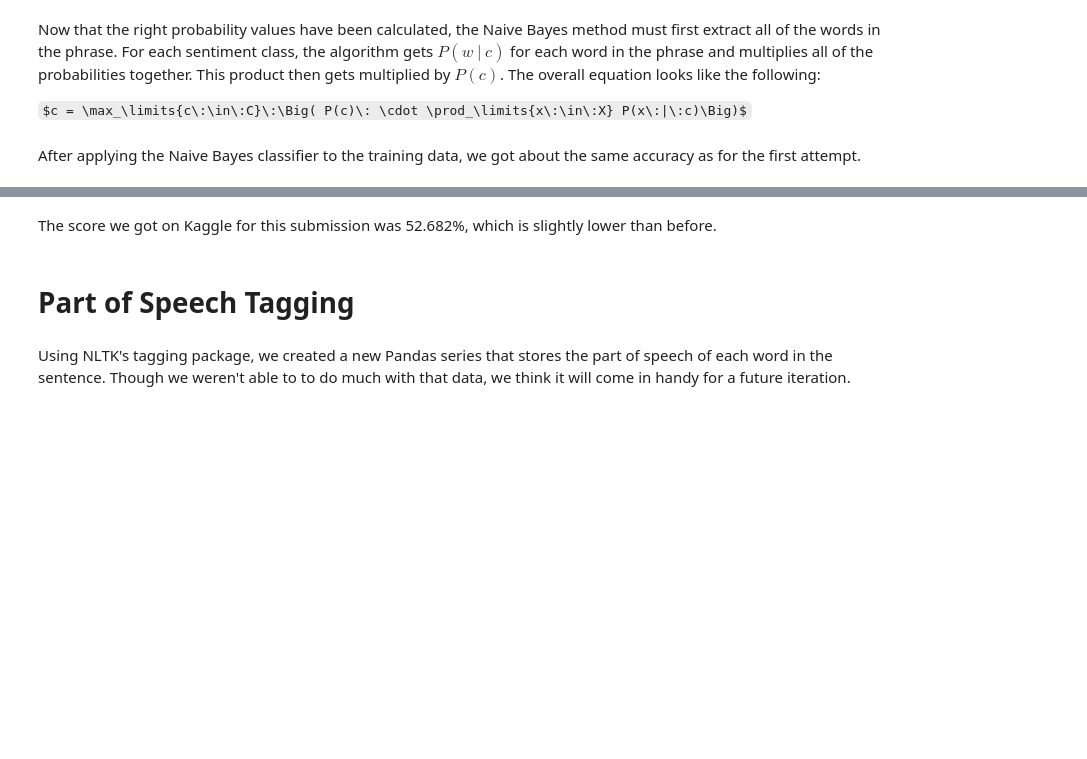
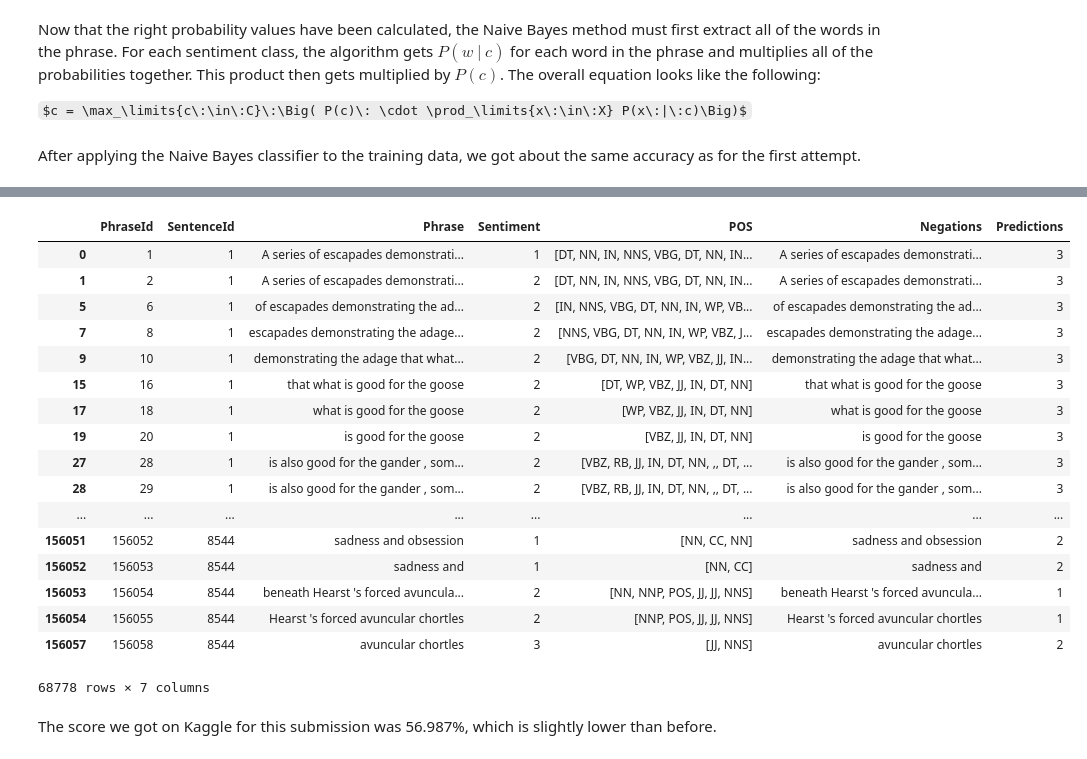
Before and after one commit to paulruvolo/DataScience16CYOA, a Jupyter notebook: overall_story.ipynb, the cells around one changed output, grey strips where cells are left out. Saved outputs shown, nothing was run; the diff lists cells and outputs as text; code cells hidden in the pictures; some formulas as TeX source; blank space fills up the shorter version.

Commit message:
Finialized iteration

```diff
--- a/overall_story.ipynb
+++ b/overall_story.ipynb
@@ -113,0 +64,25 @@ KeyError: 'JJS'
+# %%
+def get_general_POS(data):
+    pos_map = {
+        "NNS":"noun",
+        "NN":"noun",
+        "NNP":"noun",
+        "NNPS":"noun",
+        "RB":"adverb",
+        "RBR":"adverb",
+        "RBS":"adverb",
+        "VB":"verb",
+        "VBD":"verb",
+        "VBG":"verb",
+        "VBN":"verb",
+        "VBP":"verb",
+        "VBZ":"verb",
+        "JJ":"adjective",
+        "JJR":"adjective",
+        "JJS":"adjective"
+    }
+    if data not in pos_map: return "misc"
+    else:                   return pos_map[data]
+
+words_pos['POS2'] = words_pos['POS'].apply(get_general_POS)
+words_pos.head()
@@ -113,0 +96,4 @@ KeyError: 'JJS'
+# %%
+phrase_iter = words_pos.Phrase.values
+pos_iter = words_pos.POS2.values
+part_of_speech = dict(zip(phrase_iter, pos_iter))
@@ -272,7 +275,9 @@ def naive_bayes(phrase):
 
         # Probability of the word appearing in the sentiment class
         for w in words:
-            if w in corpus or w in not_corpus:
+            if w in corpus and part_of_speech[w] != "misc":
+                prob *= P_wc[s][w]
+            if w in not_corpus:
                 prob *= P_wc[s][w]
 
         if prob > P_cw:
@@ -282,7 +287,7 @@ def naive_bayes(phrase):
     if sentiment == 2:
         pattern_sent = pattern.en.sentiment(phrase)[0]
         if abs(pattern_sent) > 0.1:
-            sentiment = int(round(pattern_sent * 2)) + sentiment
+            sentiment += int(round(pattern_sent * 2))
 
     return sentiment
 # %% [markdown]
@@ -293,3 +300,24 @@ print "Train accuracy: " + str(len(train[train.Sentiment == train.Predictions])
+# %%
+train[train.Sentiment != train.Predictions]
+# %% [output]
+|  | PhraseId | SentenceId | Phrase | Sentiment | POS | Negations | Predictions |
+| 0 | 1 | 1 | A series of escapades demonstrati... | 1 | [DT, NN, IN, NNS, VBG, DT, NN, IN... | A series of escapades demonstrati... | 3 |
+| 1 | 2 | 1 | A series of escapades demonstrati... | 2 | [DT, NN, IN, NNS, VBG, DT, NN, IN... | A series of escapades demonstrati... | 3 |
+| 5 | 6 | 1 | of escapades demonstrating the ad... | 2 | [IN, NNS, VBG, DT, NN, IN, WP, VB... | of escapades demonstrating the ad... | 3 |
+| 7 | 8 | 1 | escapades demonstrating the adage... | 2 | [NNS, VBG, DT, NN, IN, WP, VBZ, J... | escapades demonstrating the adage... | 3 |
+| 9 | 10 | 1 | demonstrating the adage that what... | 2 | [VBG, DT, NN, IN, WP, VBZ, JJ, IN... | demonstrating the adage that what... | 3 |
+| 15 | 16 | 1 | that what is good for the goose | 2 | [DT, WP, VBZ, JJ, IN, DT, NN] | that what is good for the goose | 3 |
+| 17 | 18 | 1 | what is good for the goose | 2 | [WP, VBZ, JJ, IN, DT, NN] | what is good for the goose | 3 |
+| 19 | 20 | 1 | is good for the goose | 2 | [VBZ, JJ, IN, DT, NN] | is good for the goose | 3 |
+| 27 | 28 | 1 | is also good for the gander , som... | 2 | [VBZ, RB, JJ, IN, DT, NN, ,, DT, ... | is also good for the gander , som... | 3 |
+| 28 | 29 | 1 | is also good for the gander , som... | 2 | [VBZ, RB, JJ, IN, DT, NN, ,, DT, ... | is also good for the gander , som... | 3 |
+| ... | ... | ... | ... | ... | ... | ... | ... |
+| 156051 | 156052 | 8544 | sadness and obsession | 1 | [NN, CC, NN] | sadness and obsession | 2 |
+| 156052 | 156053 | 8544 | sadness and | 1 | [NN, CC] | sadness and | 2 |
+| 156053 | 156054 | 8544 | beneath Hearst 's forced avuncula... | 2 | [NN, NNP, POS, JJ, JJ, NNS] | beneath Hearst 's forced avuncula... | 1 |
+| 156054 | 156055 | 8544 | Hearst 's forced avuncular chortles | 2 | [NNP, POS, JJ, JJ, NNS] | Hearst 's forced avuncular chortles | 1 |
+| 156057 | 156058 | 8544 | avuncular chortles | 3 | [JJ, NNS] | avuncular chortles | 2 |
+68778 rows × 7 columns
 # %%
 # Generates the csv file
 predictions = test.Phrase.apply(naive_bayes)
@@ -300,8 +328,4 @@ submission = pd.DataFrame({
 
 submission.to_csv("final_iteration.csv", index=False)
 # %% [markdown]
-The score we got on Kaggle for this submission was 52.682%, which is slightly lower than before.
+The score we got on Kaggle for this submission was 56.987%, which is slightly lower than before.
-# %% [markdown]
-# Part of Speech Tagging
-# %% [markdown]
-Using NLTK's tagging package, we created a new Pandas series that stores the part of speech of each word in the sentence. Though we weren't able to to do much with that data, we think it will come in handy for a future iteration.
```
Also changed, not shown: parts of 13 cells of this notebook, 2 other files.
